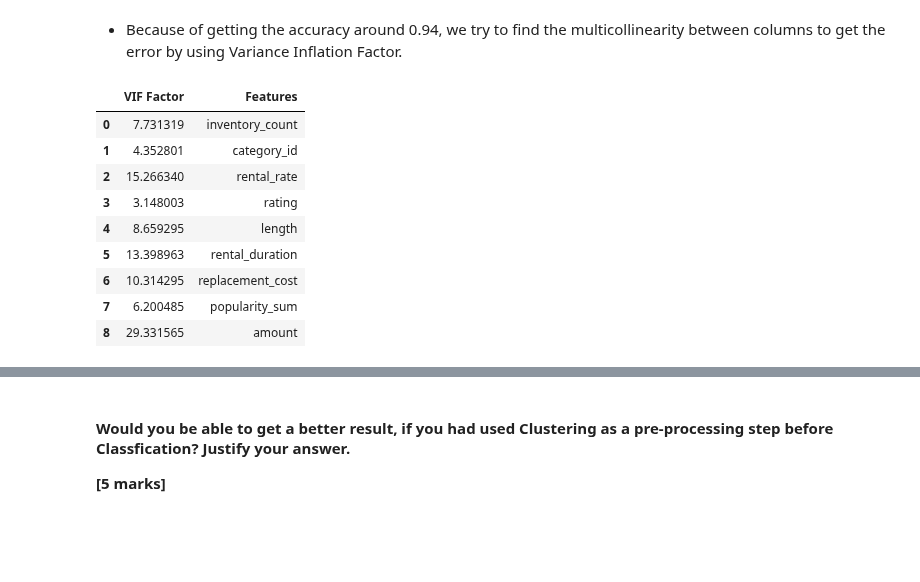
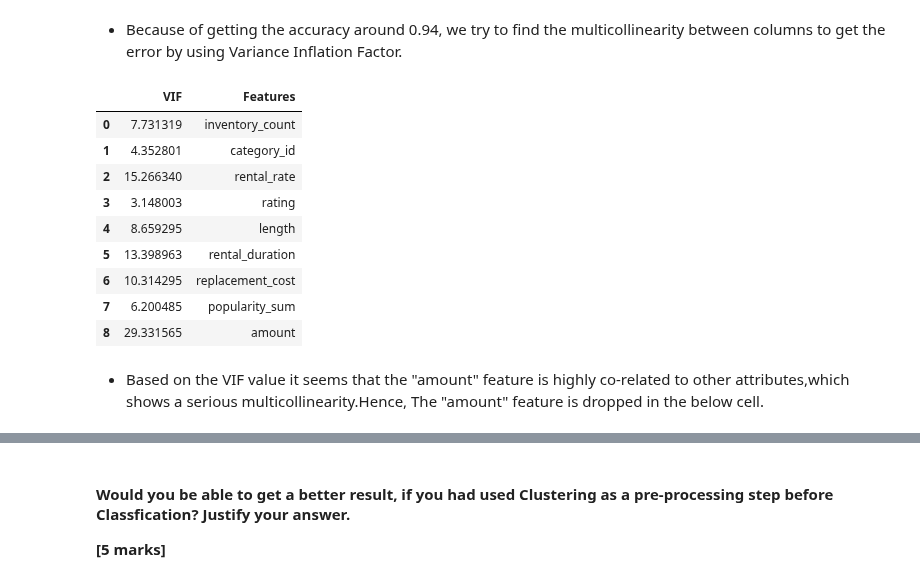
Before and after one commit to DannyFirmin/ML-KMeans-KNN-DecisionTrees, a Jupyter notebook: Assignment-2.ipynb, the cells around one changed output, grey strips where cells are left out. Drawn from its saved outputs; the diff is of its cells as text; code cells hidden in the pictures; blank space fills up the shorter version.

```diff
--- a/Assignment-2.ipynb
+++ b/Assignment-2.ipynb
@@ -820,11 +788,11 @@ knn_classification(df_classification_original,features)
 # %%
 # Checking Variance Inflation Factor for the feature in df_classification.
 vif = pd.DataFrame()
-vif["VIF Factor"] = [variance_inflation_factor(df_classification_original[features].values, i) for i in range(df_classification_original[features].shape[1])]
+vif["VIF"] = [variance_inflation_factor(df_classification_original[features].values, i) for i in range(df_classification_original[features].shape[1])]
 vif["Features"] = df_classification_original[features].columns
 vif
 # %% [output]
-|  | VIF Factor | Features |
+|  | VIF | Features |
 | 0 | 7.731319 | inventory_count |
 | 1 | 4.352801 | category_id |
 | 2 | 15.266340 | rental_rate |
@@ -834,6 +802,8 @@ vif
 | 6 | 10.314295 | replacement_cost |
 | 7 | 6.200485 | popularity_sum |
 | 8 | 29.331565 | amount |
+# %% [markdown]
+* Based on the VIF value it seems that the "amount" feature is highly co-related to other attributes,which shows a serious multicollinearity.Hence, The "amount" feature is dropped in the below cell.
 # %%
 #Removing amount as a feature & doing classification again.
 features.remove('amount')
```
Also changed, not shown: parts of 17 cells of this notebook.
